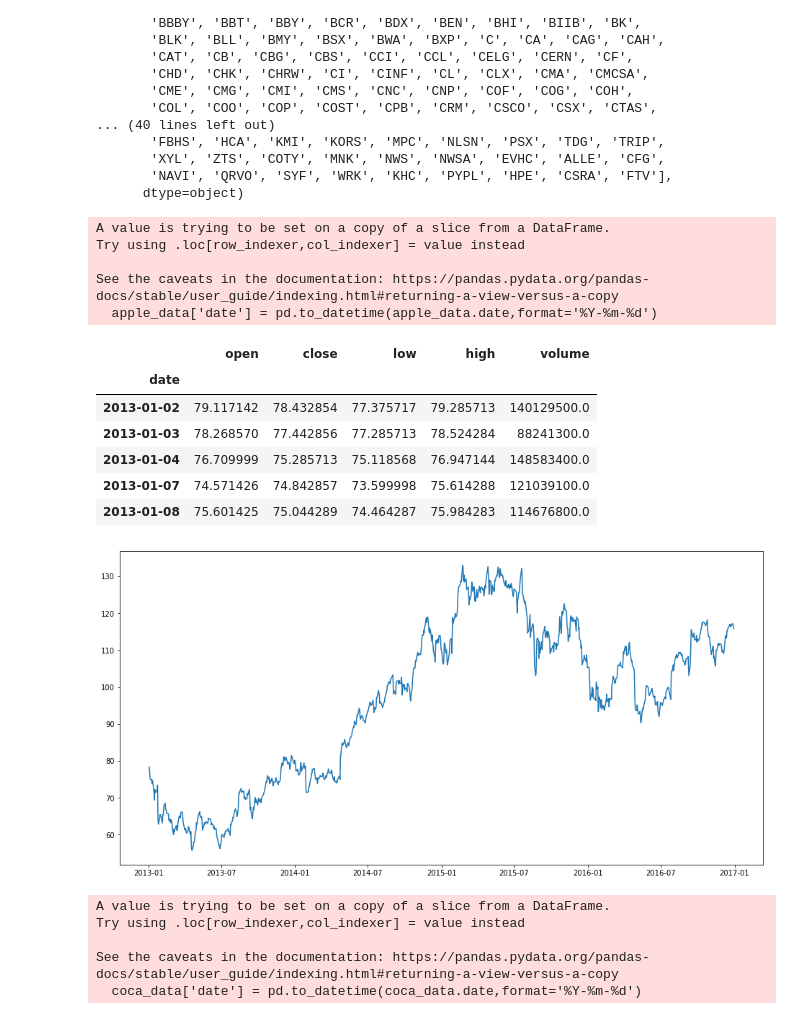
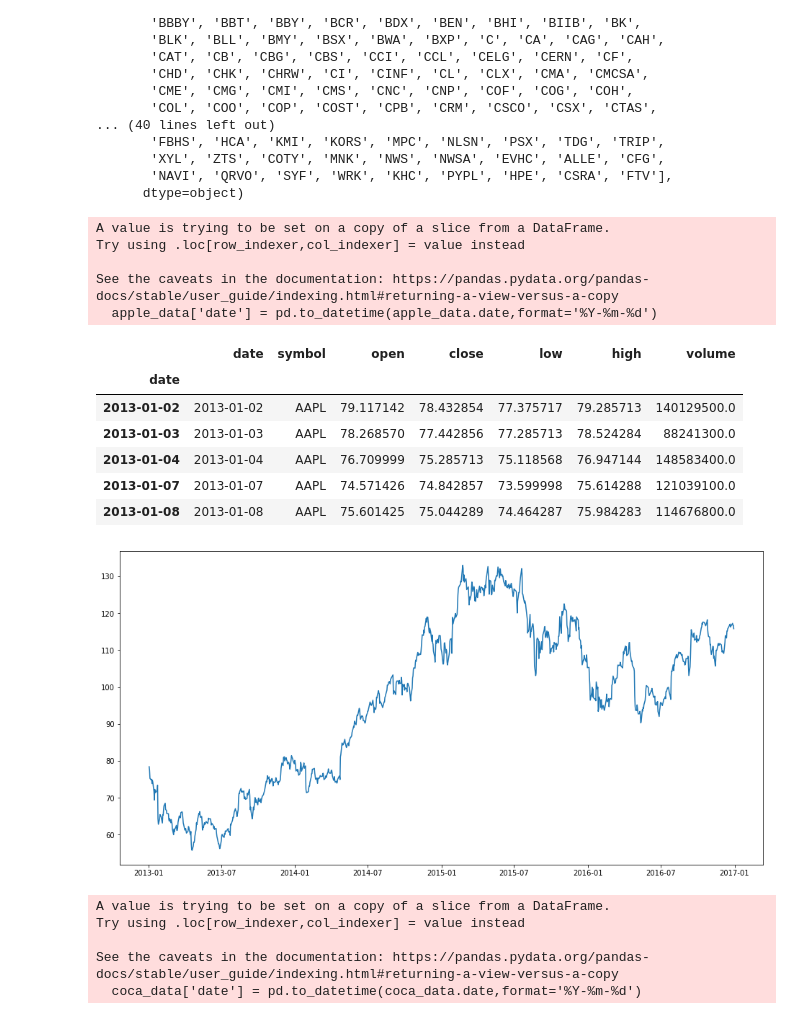
Before and after one commit to GrayMan124/SI_Projekt, a Jupyter notebook: Projekt.ipynb, the cells around one changed output. Saved outputs shown, nothing was run; the diff lists cells and outputs as text; code cells hidden in the pictures.

```diff
--- a/Projekt.ipynb
+++ b/Projekt.ipynb
@@ -38,28 +38,28 @@ array(['WLTW', 'A', 'AAL', 'AAP', 'AAPL', 'ABC', 'ABT', 'ACN', 'ADBE',
 # %%
 apple_data=data2[data2.symbol=='AAPL']
 apple_data['date'] = pd.to_datetime(apple_data.date,format='%Y-%m-%d')
 apple_data=apple_data[apple_data.date>"2013-01-01"]
 apple_data.index = apple_data['date']
-apple_data=apple_data.drop(['date','symbol'],axis=1)
+# apple_data=apple_data.drop(['date','symbol'],axis=1)
 apple_data.head()
 
 plt.figure(figsize=(16,8))
 plt.plot(apple_data['close'])
 
 apple_data.head()
 # %% [output]
 A value is trying to be set on a copy of a slice from a DataFrame.
 Try using .loc[row_indexer,col_indexer] = value instead
 
 See the caveats in the documentation: https://pandas.pydata.org/pandas-docs/stable/user_guide/indexing.html#returning-a-view-versus-a-copy
   apple_data['date'] = pd.to_datetime(apple_data.date,format='%Y-%m-%d')
-|  | open | close | low | high | volume |
-| date |  |  |  |  |  |
-| 2013-01-02 | 79.117142 | 78.432854 | 77.375717 | 79.285713 | 140129500.0 |
-| 2013-01-03 | 78.268570 | 77.442856 | 77.285713 | 78.524284 | 88241300.0 |
-| 2013-01-04 | 76.709999 | 75.285713 | 75.118568 | 76.947144 | 148583400.0 |
-| 2013-01-07 | 74.571426 | 74.842857 | 73.599998 | 75.614288 | 121039100.0 |
-| 2013-01-08 | 75.601425 | 75.044289 | 74.464287 | 75.984283 | 114676800.0 |
+|  | date | symbol | open | close | low | high | volume |
+| date |  |  |  |  |  |  |  |
+| 2013-01-02 | 2013-01-02 | AAPL | 79.117142 | 78.432854 | 77.375717 | 79.285713 | 140129500.0 |
+| 2013-01-03 | 2013-01-03 | AAPL | 78.268570 | 77.442856 | 77.285713 | 78.524284 | 88241300.0 |
+| 2013-01-04 | 2013-01-04 | AAPL | 76.709999 | 75.285713 | 75.118568 | 76.947144 | 148583400.0 |
+| 2013-01-07 | 2013-01-07 | AAPL | 74.571426 | 74.842857 | 73.599998 | 75.614288 | 121039100.0 |
+| 2013-01-08 | 2013-01-08 | AAPL | 75.601425 | 75.044289 | 74.464287 | 75.984283 | 114676800.0 |
 [figure]
 # %%
 coca_data=data2[data2.symbol=='KO']
```
Also changed, not shown: parts of 20 cells of this notebook.
